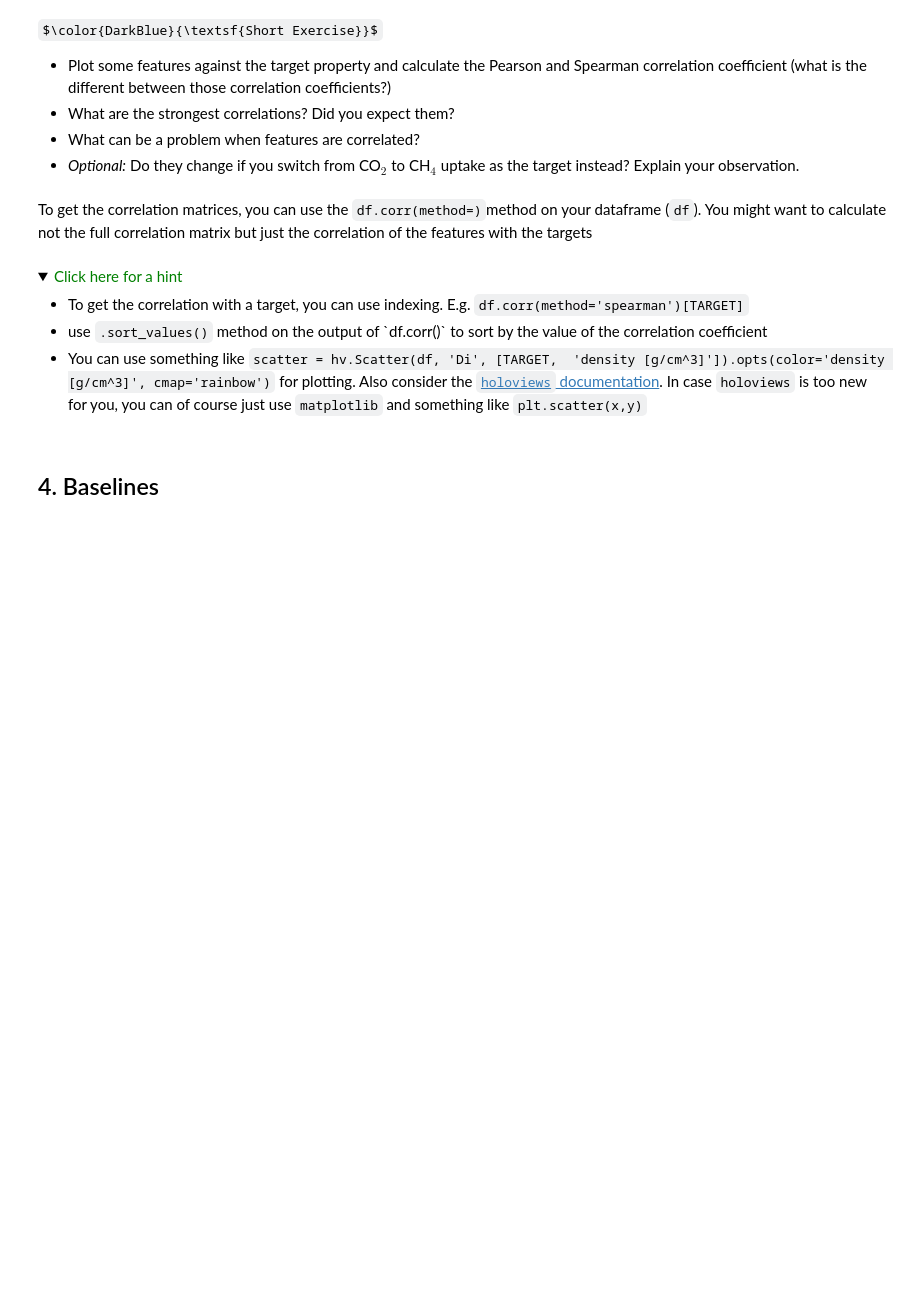
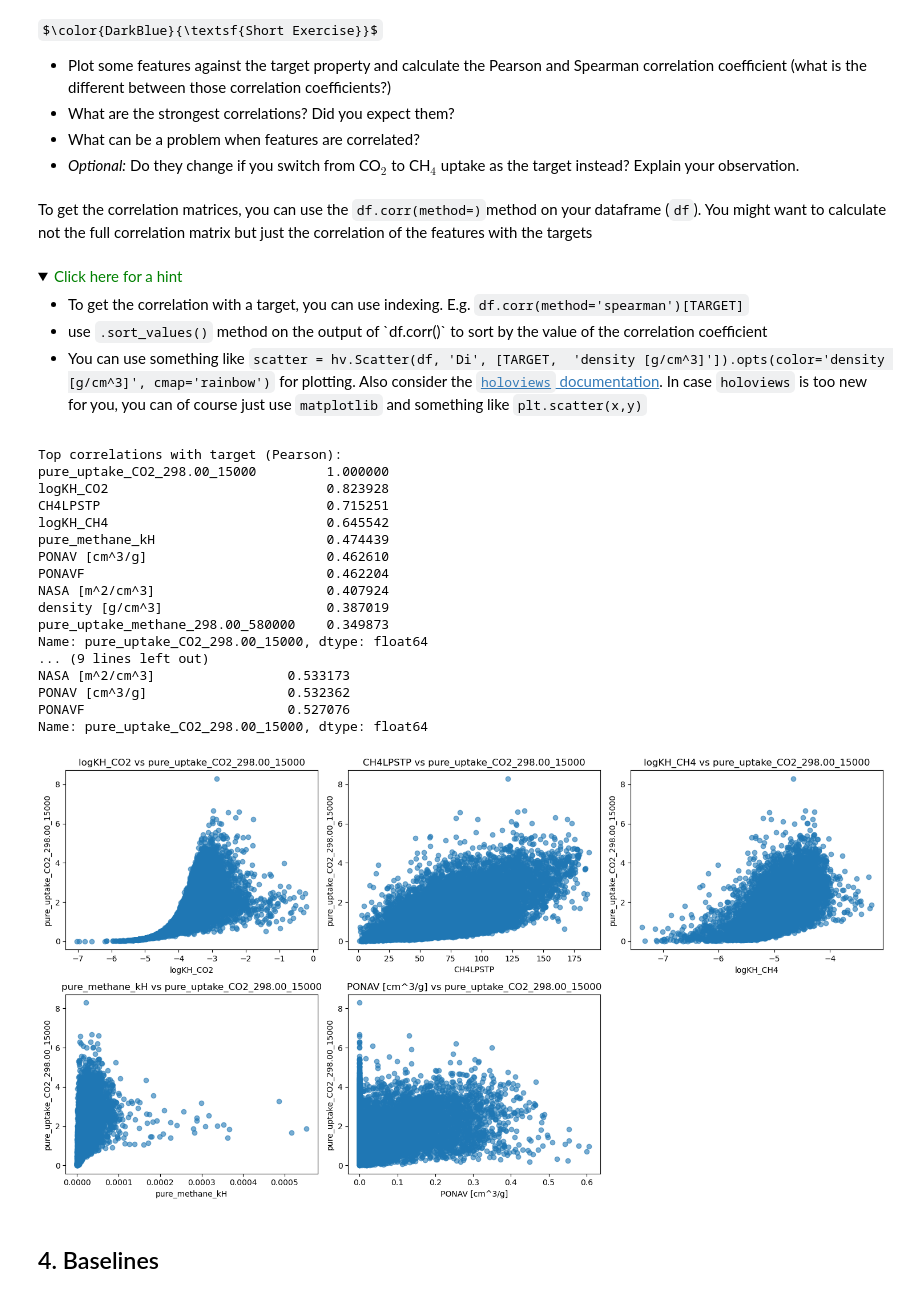
Before and after one commit to ElisaLemaire/ml_project_ch315, a Jupyter notebook: group#_block3_project.ipynb, the cells around one changed output. Cells and saved outputs as stored; diff of their text form; code cells hidden in the pictures; folded sections open; some formulas as TeX source; blank space fills up the shorter version.

```diff
--- a/group#_block3_project.ipynb
+++ b/group#_block3_project.ipynb
@@ -546,5 +554,8 @@ For stratification to work, we to define what makes a "good" or a "bad" material
 </details>
 # %%
 THRESHOLD = 15 # in units of mmol CO2/g
-df[TARGET_BINARY] = # add your code
+df[TARGET_BINARY] = (df["pure_uptake_CO2_298.00_15000"] >= THRESHOLD).astype(int)
+
+# Check distribution
+df[TARGET_BINARY].value_counts(normalize=True)
 # %% [output]
@@ -601,3 +626,58 @@ To get the correlation matrices, you can use the `df.corr(method=)`method on you
+# %%
+import pandas as pd
+import matplotlib.pyplot as plt
+
+# Define target
+TARGET = "pure_uptake_CO2_298.00_15000"  # change to CH4 uptake if needed
+
+# Step 0: Keep only numeric columns
+numeric_df = df.select_dtypes(include='number')
+
+# Step 1: Calculate correlations
+# Pearson: measures linear correlation
+pearson_corr = numeric_df.corr(method='pearson')[TARGET].sort_values(ascending=False)
+
+# Spearman: measures monotonic correlation (rank-based)
+spearman_corr = numeric_df.corr(method='spearman')[TARGET].sort_values(ascending=False)
+
+# Display top correlations
+print("Top correlations with target (Pearson):")
+print(pearson_corr.head(10))
+
+print("\nTop correlations with target (Spearman):")
+print(spearman_corr.head(10))
+
+# Step 2: Scatter plots for some top correlated features
+top_features = pearson_corr.index[1:6]  # skip the target itself at index 0
+
+plt.figure(figsize=(15, 8))
+for i, feature in enumerate(top_features, 1):
+    plt.subplot(2, 3, i)
+    plt.scatter(df[feature], df[TARGET], alpha=0.6)
+    plt.xlabel(feature)
+    plt.ylabel(TARGET)
+    plt.title(f"{feature} vs {TARGET}")
+plt.tight_layout()
+plt.show()
+# %% [output]
+Top correlations with target (Pearson):
+pure_uptake_CO2_298.00_15000         1.000000
+logKH_CO2                            0.823928
+CH4LPSTP                             0.715251
+logKH_CH4                            0.645542
+pure_methane_kH                      0.474439
+PONAV [cm^3/g]                       0.462610
+PONAVF                               0.462204
+NASA [m^2/cm^3]                      0.407924
+density [g/cm^3]                     0.387019
+pure_uptake_methane_298.00_580000    0.349873
+Name: pure_uptake_CO2_298.00_15000, dtype: float64
+... (9 lines left out)
+NASA [m^2/cm^3]                 0.533173
+PONAV [cm^3/g]                  0.532362
+PONAVF                          0.527076
+Name: pure_uptake_CO2_298.00_15000, dtype: float64
+[figure, added]
 # %% [markdown]
 ## 4. Baselines
 # %% [markdown]
```
Also changed, not shown: parts of 7 cells of this notebook.
